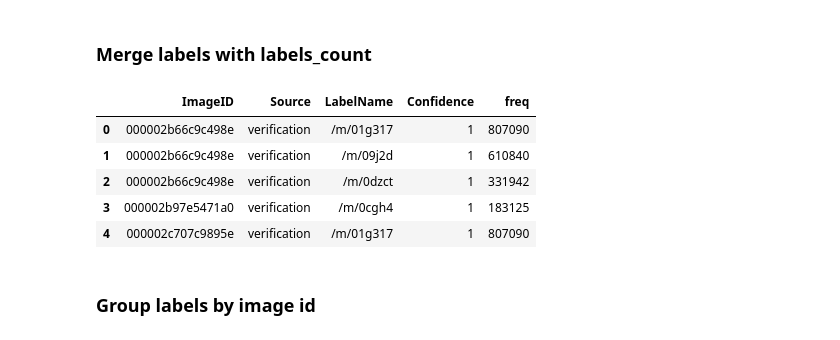
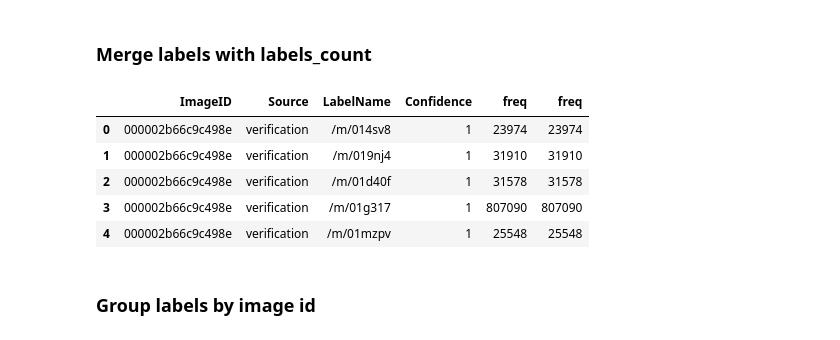
Before and after one commit to ohadlights/models, a Jupyter notebook: official/resnet/data/split_train_images.ipynb, the cells around one changed output. Drawn from its saved outputs; the diff is of its cells as text; code cells hidden in the pictures.

Commit message:
run_inclusive_images.py - use multi label top 100

```diff
--- a/official/resnet/data/split_train_images.ipynb
+++ b/official/resnet/data/split_train_images.ipynb
@@ -34,14 +34,18 @@ Name: LabelName, dtype: int64
 # %%
 train_human_labels_trainable_top_10 = train_human_labels_trainable_top_10.merge(labels_count.to_frame(), left_on='LabelName', right_index=True, how='left')
 train_human_labels_trainable_top_10.rename(columns={'LabelName_x': 'LabelName', 'LabelName_y': 'freq'}, inplace=True)
 train_human_labels_trainable_top_10.head()
+
+train_human_labels_trainable_top_100 = train_human_labels_trainable_top_100.merge(labels_count.to_frame(), left_on='LabelName', right_index=True, how='left')
+train_human_labels_trainable_top_100.rename(columns={'LabelName_x': 'LabelName', 'LabelName_y': 'freq'}, inplace=True)
+train_human_labels_trainable_top_100.head()
 # %% [output]
-|  | ImageID | Source | LabelName | Confidence | freq |
-| 0 | 000002b66c9c498e | verification | /m/01g317 | 1 | 807090 |
-| 1 | 000002b66c9c498e | verification | /m/09j2d | 1 | 610840 |
-| 2 | 000002b66c9c498e | verification | /m/0dzct | 1 | 331942 |
-| 3 | 000002b97e5471a0 | verification | /m/0cgh4 | 1 | 183125 |
-| 4 | 000002c707c9895e | verification | /m/01g317 | 1 | 807090 |
+|  | ImageID | Source | LabelName | Confidence | freq | freq |
+| 0 | 000002b66c9c498e | verification | /m/014sv8 | 1 | 23974 | 23974 |
+| 1 | 000002b66c9c498e | verification | /m/019nj4 | 1 | 31910 | 31910 |
+| 2 | 000002b66c9c498e | verification | /m/01d40f | 1 | 31578 | 31578 |
+| 3 | 000002b66c9c498e | verification | /m/01g317 | 1 | 807090 | 807090 |
+| 4 | 000002b66c9c498e | verification | /m/01mzpv | 1 | 25548 | 25548 |
 # %% [markdown]
 ### Group labels by image id
 # %%
```
Also changed, not shown: parts of 6 cells of this notebook, 2 other files.
